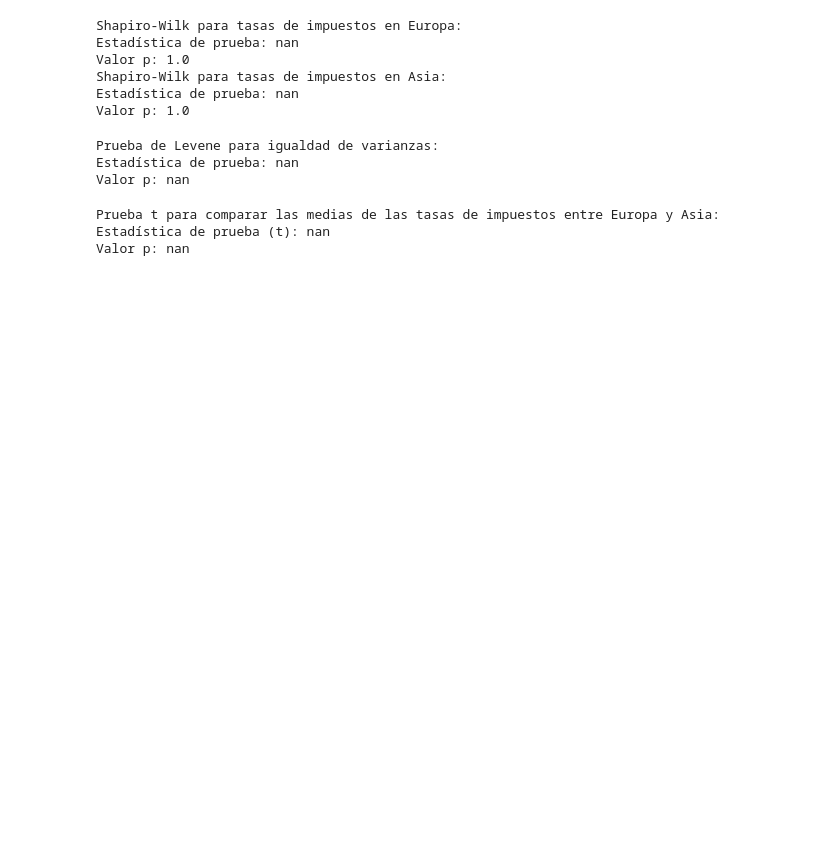
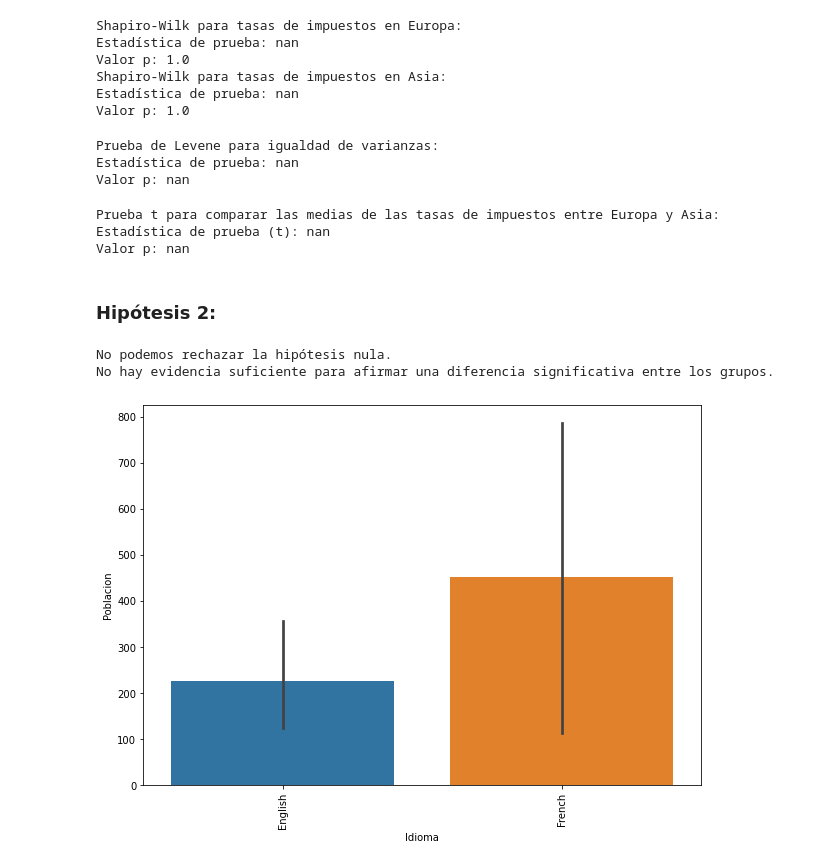
Before and after one commit to BSReguera/Pair-Programming-Modulo-3-Sprint2-, a Jupyter notebook: pairprogramming-modulo3-sprint2-leccion09.ipynb, the cells around one changed output. Cells and saved outputs as stored; diff of their text form; code cells hidden in the pictures; blank space fills up the shorter version.

```diff
--- a/pairprogramming-modulo3-sprint2-leccion09.ipynb
+++ b/pairprogramming-modulo3-sprint2-leccion09.ipynb
@@ -433,4 +435,6 @@ print(f"Valor p: {p_value}")
 Prueba t para comparar las medias de las tasas de impuestos entre Europa y Asia:
 Estadística de prueba (t): nan
 Valor p: nan
+# %% [markdown]
+### Hipótesis 2:
 # %%
@@ -442,0 +451,17 @@ Valor p: nan
+# %%
+prueba_hipotesis(grupo_ingles, grupo_frances)
+# %% [output]
+No podemos rechazar la hipótesis nula.
+No hay evidencia suficiente para afirmar una diferencia significativa entre los grupos.
+# %%
+plt.figure(figsize=(10, 7))
+sns.barplot(x = "official_language",
+                y = "population",
+                data = df_pair9[(df_pair9["official_language"] == "English") | (df_pair9["official_language"] == "French")])
+
+# cambiamos los nombres de los ejes
+plt.xlabel("Idioma")
+plt.ylabel("Poblacion")
+plt.xticks(rotation = 90);
+# %% [output]
+[figure, added]
```
Also changed, not shown: parts of 8 cells of this notebook.
